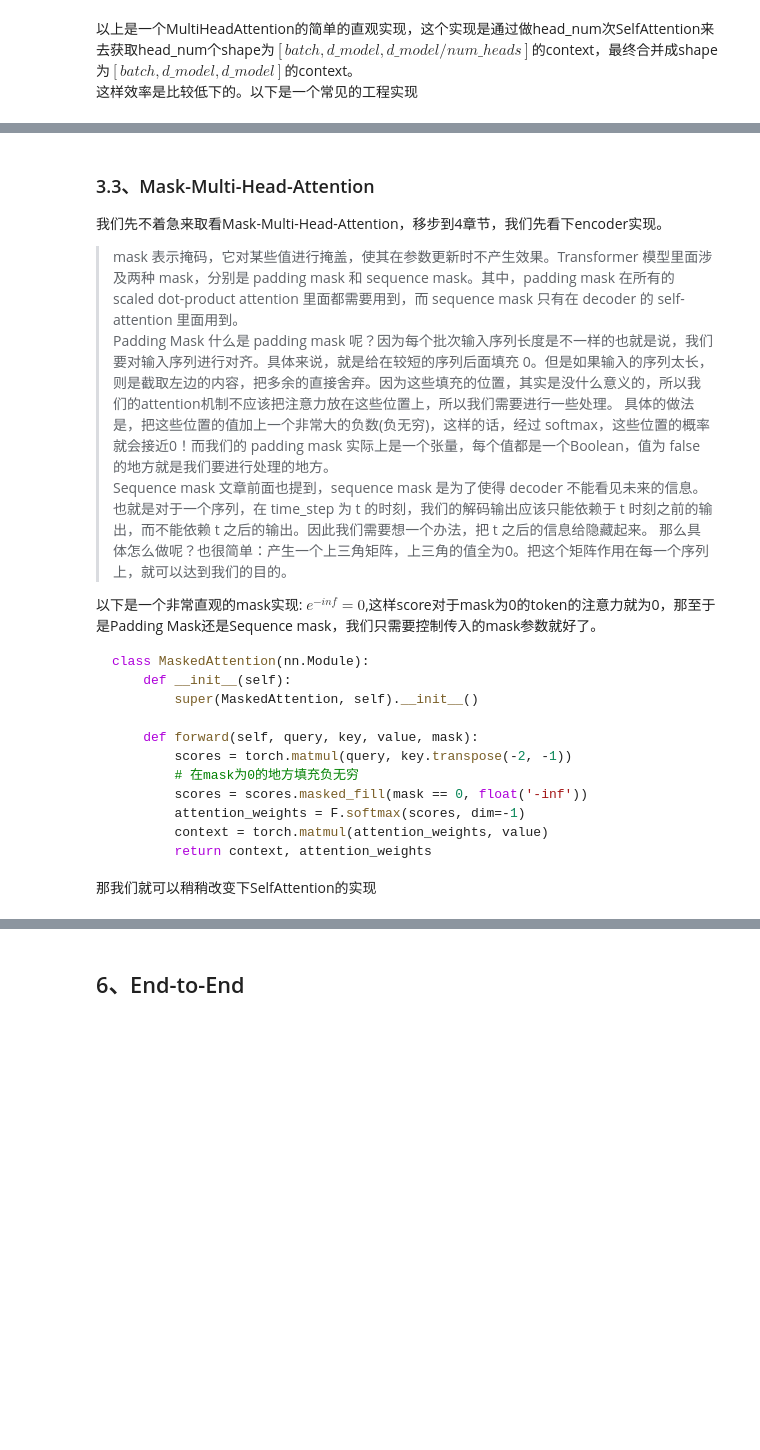
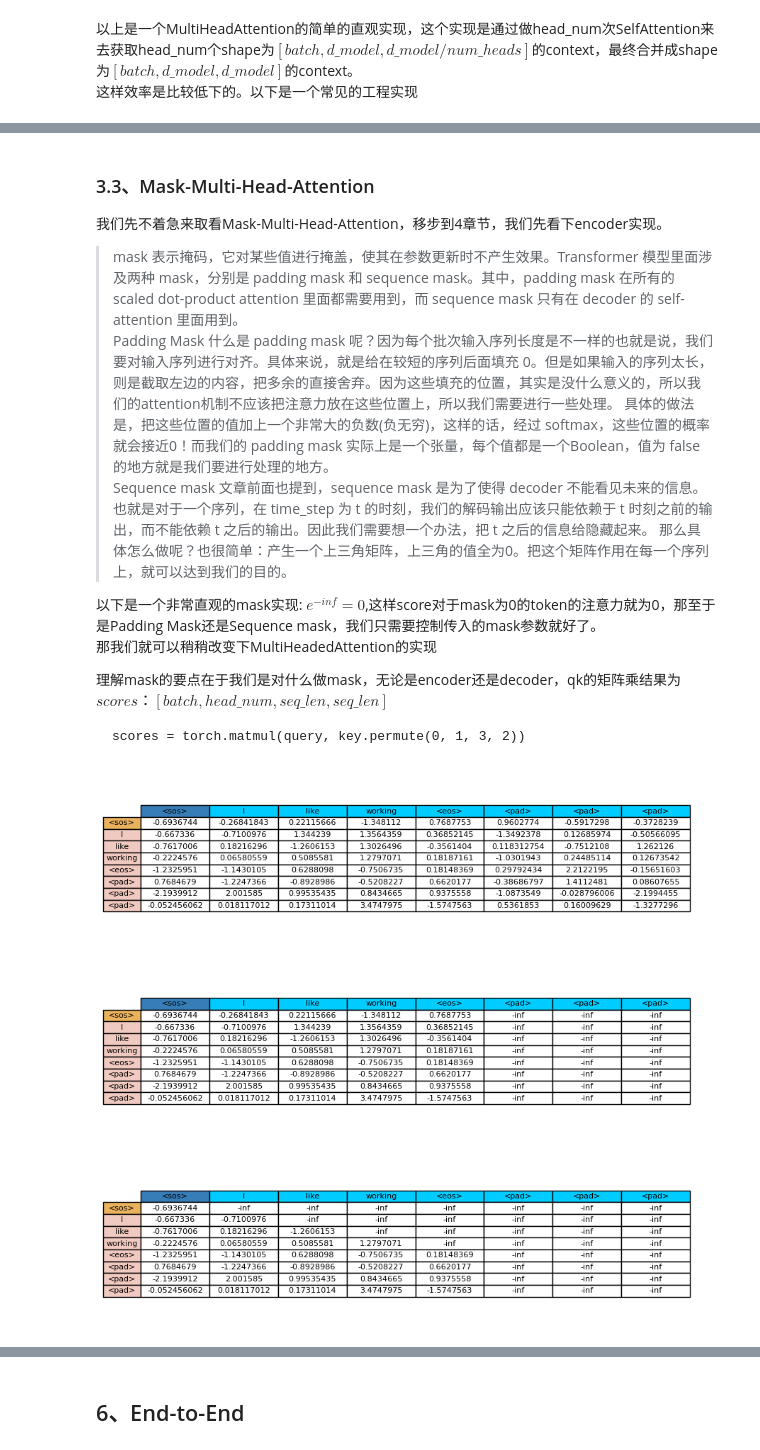
Before and after one commit to ykddd/PyTorch-Primer, a Jupyter notebook: transformer_note.ipynb, the cells around one changed output, grey strips where cells are left out. Cells and saved outputs as stored; diff of their text form; code cells hidden in the pictures; blank space fills up the shorter version.

Commit message:
add figure of pad mask and sequence mask

````diff
--- a/transformer_note.ipynb
+++ b/transformer_note.ipynb
@@ -525,17 +527,9 @@ $context  \ update \ as: [batch, seq\_len, head\_num, d\_model \div head\_num]$
 那么具体怎么做呢？也很简单：产生一个上三角矩阵，上三角的值全为0。把这个矩阵作用在每一个序列上，就可以达到我们的目的。
 
 以下是一个非常直观的mask实现: $e^{-inf} =0$,这样score对于mask为0的token的注意力就为0，那至于是Padding Mask还是Sequence mask，我们只需要控制传入的mask参数就好了。
-```python
-class MaskedAttention(nn.Module):
-    def __init__(self):
-        super(MaskedAttention, self).__init__()
+那我们就可以稍稍改变下MultiHeadedAttention的实现
 
-    def forward(self, query, key, value, mask):
-        scores = torch.matmul(query, key.transpose(-2, -1))
-        # 在mask为0的地方填充负无穷
-        scores = scores.masked_fill(mask == 0, float('-inf'))
-        attention_weights = F.softmax(scores, dim=-1)
-        context = torch.matmul(attention_weights, value)
-        return context, attention_weights
+理解mask的要点在于我们是对什么做mask，无论是encoder还是decoder，qk的矩阵乘结果为$scores：[batch, head\_num, seq\_len, seq\_len]$
 ```
-那我们就可以稍稍改变下SelfAttention的实现
+scores = torch.matmul(query, key.permute(0, 1, 3, 2))
+```
@@ -570,0 +536,55 @@ class SelfAttention(nn.Module):
+# %%
+
+import matplotlib.pyplot as plt
+fig, ax = plt.subplots(3, 1, figsize=(10, 10))
+
+# 左侧边栏，如果不需要，在plt.table中注释即可
+# rowLabels 与 rowColours中的数据长度要保持一致，同时和数据中的元素个数保持一致--len(data)
+rowLabels = column_labels = ["<sos>", "I", "like", "working", "<eos>", "<pad>", "<pad>", "<pad>"]
+rowColours = ["#EBB25E", "#F0C9C0", "#F0C9C0", "#F0C9C0", "#F0C9C0", "#F0C9C0", "#F0C9C0",  "#F0C9C0"]
+
+# # 列表头颜色，需要和单条数据长度保持一致--len(data[0])
+colColors = ["#377eb8"]
+colColors.extend(["#00ccff"] * len(rowColours))
+
+# 左侧结果图数据
+#假设seq_len为8
+data = torch.randn(8, 8)
+
+
+ax[0].axis('off')
+ax[0].table(cellText=data.numpy(),
+         colLabels=column_labels,
+         colColours=colColors,
+         rowColours=rowColours,
+         rowLabels=rowLabels,
+         cellLoc='center',
+         rowLoc='center',
+         loc="center")
+
+
+data[:, 5:] = -np.inf
+ax[1].axis('off')
+ax[1].table(cellText=data.numpy(),
+         colLabels=column_labels,
+         colColours=colColors,
+         rowColours=rowColours,
+         rowLabels=rowLabels,
+         cellLoc='center',
+         rowLoc='center',
+         loc="center")
+
+sequence_mask = torch.from_numpy(np.triu(np.ones(8), k=1)) == 0
+data = data.masked_fill(sequence_mask == 0, -np.inf)
+ax[2].axis('off')
+ax[2].table(cellText=data.numpy(),
+         colLabels=column_labels,
+         colColours=colColors,
+         rowColours=rowColours,
+         rowLabels=rowLabels,
+         cellLoc='center',
+         rowLoc='center',
+         loc="center")
+plt.show()
+# %% [output]
+[figure, added]
````
Also changed, not shown: parts of 17 cells of this notebook.
